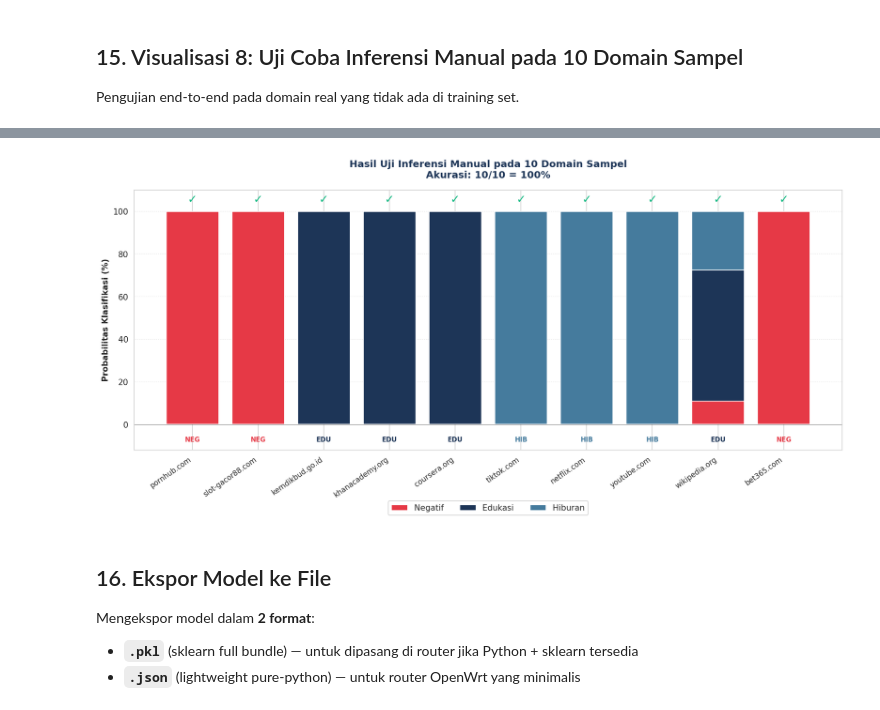
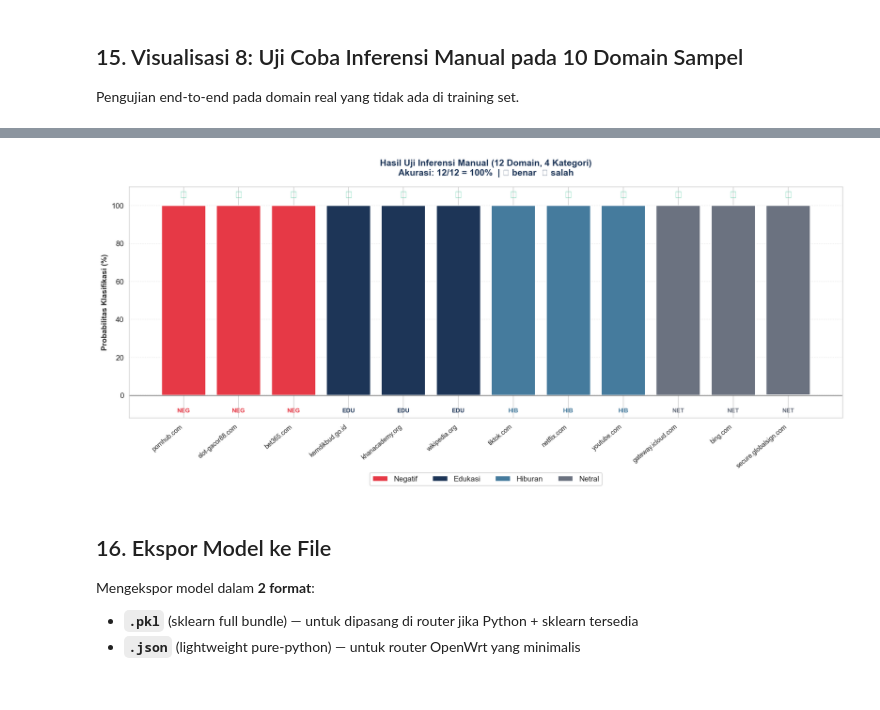
Before and after one commit to SofyanTauridOdeMadi/EdgeGuard, a Jupyter notebook: model_ai/AI_LATIH.ipynb, the cells around one changed output, grey strips where cells are left out. Saved outputs shown, nothing was run; the diff lists cells and outputs as text; code cells hidden in the pictures.

```diff
--- a/model_ai/AI_LATIH.ipynb
+++ b/model_ai/AI_LATIH.ipynb
@@ -507,7 +541,7 @@ plt.show()
 
 Kurva ROC mengevaluasi trade-off antara True Positive Rate dan False Positive Rate. AUC > 0.9 = excellent classifier.
 # %%
-y_test_bin = label_binarize(y_test, classes=[0, 1, 2])
+y_test_bin = label_binarize(y_test, classes=list(range(N_CLASSES)))
 n_classes = y_test_bin.shape[1]
 
 fpr, tpr, roc_auc = {}, {}, {}
@@ -520,17 +554,17 @@ roc_auc['micro'] = auc(fpr['micro'], tpr['micro'])
 fig, axes = plt.subplots(1, 2, figsize=(14, 5.5))
 
 # ROC
-for i, color in zip(range(n_classes), PALETTE_BLUE):
+for i, color in zip(range(n_classes), PALETTE_4):
     axes[0].plot(fpr[i], tpr[i], color=color, lw=2.5,
                  label=f'{LABELS[i].capitalize()} (AUC = {roc_auc[i]:.3f})')
-axes[0].plot(fpr['micro'], tpr['micro'], color=WARNA['negatif'],
+axes[0].plot(fpr['micro'], tpr['micro'], color='#374151',
              lw=2, linestyle=':', label=f'Micro-avg (AUC = {roc_auc["micro"]:.3f})')
 axes[0].plot([0, 1], [0, 1], color='#999', linestyle='--', lw=1.5,
              label='Klasifikator Acak (AUC = 0.50)')
 axes[0].set_xlim([-0.02, 1.02]); axes[0].set_ylim([-0.02, 1.05])
 axes[0].set_xlabel('False Positive Rate'); axes[0].set_ylabel('True Positive Rate')
-axes[0].set_title('Kurva ROC Multiclass', fontsize=11,
-                  color=WARNA['biru_tua'], pad=12)
+axes[0].set_title(f'Kurva ROC Multiclass ({n_classes} Kategori)',
+                  fontsize=11, color=WARNA['biru_tua'], pad=12)
 axes[0].legend(loc='lower right', frameon=True, fontsize=9)
 axes[0].grid(True, linestyle=':', alpha=0.5)
 
@@ -540,7 +574,7 @@ for i in range(n_classes):
     prec_curves[i], rec_curves[i], _ = precision_recall_curve(y_test_bin[:, i], y_prob[:, i])
     ap_scores[i] = average_precision_score(y_test_bin[:, i], y_prob[:, i])
 
-for i, color in zip(range(n_classes), PALETTE_BLUE):
+for i, color in zip(range(n_classes), PALETTE_4):
     axes[1].plot(rec_curves[i], prec_curves[i], color=color, lw=2.5,
                  label=f'{LABELS[i].capitalize()} (AP = {ap_scores[i]:.3f})')
 axes[1].set_xlim([-0.02, 1.02]); axes[1].set_ylim([-0.02, 1.05])
@@ -554,7 +588,7 @@ plt.tight_layout()
 plt.savefig(f'{HASIL_DIR}/04_roc_pr_curve.png', dpi=300, bbox_inches='tight')
 plt.show()
 
-print(f"\n🎯 ROC-AUC Summary:")
+print(f"\n🎯 ROC-AUC Summary ({n_classes} kelas):")
 for i in range(n_classes):
     print(f"   • {LABELS[i].capitalize():10s}: AUC = {roc_auc[i]:.3f}")
 print(f"   • Micro-avg : AUC = {roc_auc['micro']:.3f}")
@@ -631,7 +666,7 @@ plt.show()
 Menampilkan kata-kata yang paling kuat memengaruhi keputusan model untuk setiap kategori.
 # %%
 log_probs = clf.feature_log_prob_
-fig, axes = plt.subplots(1, 3, figsize=(16, 6))
+fig, axes = plt.subplots(1, N_CLASSES, figsize=(5 * N_CLASSES, 6))
 
 for i, ax in enumerate(axes):
     word_mask = np.array([f.startswith('[w]') for f in all_features])
@@ -643,9 +678,9 @@ for i, ax in enumerate(axes):
     top_scores = np.exp(word_log_prob[top_idx])
 
     sns.barplot(x=top_scores, y=top_features, ax=ax,
-                color=PALETTE_BLUE[i], edgecolor='white')
+                color=PALETTE_4[i], edgecolor='white')
     ax.set_title(f'Top-15 Kata Diskriminatif\nKategori: {LABELS[i].upper()}',
-                 fontsize=11, color=PALETTE_BLUE[i], pad=12)
+                 fontsize=11, color=PALETTE_4[i], pad=12)
     ax.set_xlabel('Bobot Probabilitas'); ax.set_ylabel('')
     ax.tick_params(axis='y', labelsize=9)
     ax.grid(True, axis='x', linestyle=':', alpha=0.4)
@@ -693,31 +728,39 @@ plt.show()
 Pengujian end-to-end pada domain real yang tidak ada di training set.
 # %%
 test_cases = [
-    ('pornhub.com',       'situs konten dewasa berbahaya',         'HIGH',   'negatif'),
-    ('slot-gacor88.com',  'judi slot online ilegal',                'HIGH',   'negatif'),
-    ('kemdikbud.go.id',   'kementerian pendidikan indonesia',       'MEDIUM', 'edukasi'),
-    ('khanacademy.org',   'platform belajar matematika gratis',     'HIGH',   'edukasi'),
-    ('coursera.org',      'kursus online universitas terkemuka',    'MEDIUM', 'edukasi'),
-    ('tiktok.com',        'aplikasi video pendek viral',            'HIGH',   'hiburan'),
-    ('netflix.com',       'platform streaming film dan series',     'HIGH',   'hiburan'),
-    ('youtube.com',       'platform video streaming global',        'HIGH',   'hiburan'),
-    ('wikipedia.org',     'ensiklopedia bebas multibahasa',         'HIGH',   'edukasi'),
-    ('bet365.com',        'taruhan bola online ilegal',             'HIGH',   'negatif'),
+    # negatif
+    ('pornhub.com',           'situs konten dewasa berbahaya',              'HIGH',   'negatif'),
+    ('slot-gacor88.com',      'judi slot online ilegal',                    'HIGH',   'negatif'),
+    ('bet365.com',            'taruhan bola online ilegal',                  'HIGH',   'negatif'),
+    # edukasi
+    ('kemdikbud.go.id',       'kementerian pendidikan indonesia',            'MEDIUM', 'edukasi'),
+    ('khanacademy.org',       'platform belajar matematika gratis',          'HIGH',   'edukasi'),
+    ('wikipedia.org',         'ensiklopedia bebas multibahasa',              'HIGH',   'edukasi'),
+    # hiburan
+    ('tiktok.com',            'aplikasi video pendek viral',                 'HIGH',   'hiburan'),
+    ('netflix.com',           'platform streaming film dan series',          'HIGH',   'hiburan'),
+    ('youtube.com',           'platform video streaming global',             'HIGH',   'hiburan'),
+    # netral (domain infra — sebelumnya false positive sebagai negatif)
+    ('gateway.icloud.com',    'gateway layanan cloud infrastruktur apple',   'LOW',    'netral'),
+    ('bing.com',              'mesin pencari microsoft bing',                'MEDIUM', 'netral'),
+    ('secure.globalsign.com', 'layanan sertifikat ssl terpercaya globalsign','LOW',    'netral'),
 ]
 
 test_results = []
 for sni, desk, traf, ekspek in test_cases:
     row = {'SNI': sni, 'DESK_SITUS': desk, 'TRAFIK': traf}
     fitur = build_features(row)
-    # Hapus augmentasi keyword saat uji (test fairness)
     fitur_clean = re.sub(r'\skw_\w+', '', fitur)
     v = vectorizer.transform([fitur_clean])
     pred_idx = clf.predict(v)[0]
     prob = clf.predict_proba(v)[0]
+    # pad proba to N_CLASSES if needed
+    prob_full = np.zeros(N_CLASSES)
+    prob_full[:len(prob)] = prob
     test_results.append({
         'Domain': sni, 'Ekspektasi': ekspek,
-        'Prediksi': LABELS[pred_idx], 'Confidence': prob[pred_idx]*100,
-        'P_Negatif': prob[0]*100, 'P_Edukasi': prob[1]*100, 'P_Hiburan': prob[2]*100,
+        'Prediksi': LABELS[pred_idx], 'Confidence': prob_full[pred_idx]*100,
+        **{f'P_{LABELS[i].capitalize()}': prob_full[i]*100 for i in range(N_CLASSES)},
         'Benar': LABELS[pred_idx] == ekspek
     })
 
@@ -726,31 +769,36 @@ akurasi_manual = test_df['Benar'].mean() * 100
 print(f"📋 Hasil Uji Inferensi Manual: {test_df['Benar'].sum()}/{len(test_df)} = {akurasi_manual:.1f}%")
 display(test_df[['Domain','Ekspektasi','Prediksi','Confidence','Benar']])
 
-# Visualisasi stacked bar
-fig, ax = plt.subplots(figsize=(13, 6.5))
+# Visualisasi stacked bar (4 warna: negatif / edukasi / hiburan / netral)
+fig, ax = plt.subplots(figsize=(14, 6.5))
 x_pos = np.arange(len(test_df))
 
-ax.bar(x_pos, test_df['P_Negatif'], color=WARNA['negatif'],
-       label='Negatif', edgecolor='white', linewidth=1)
-ax.bar(x_pos, test_df['P_Edukasi'], bottom=test_df['P_Negatif'],
-       color=WARNA['edukasi'], label='Edukasi', edgecolor='white', linewidth=1)
-ax.bar(x_pos, test_df['P_Hiburan'],
-       bottom=test_df['P_Negatif'] + test_df['P_Edukasi'],
-       color=WARNA['hiburan'], label='Hiburan', edgecolor='white', linewidth=1)
+# Stack 4 lapisan
+p_cols = [f'P_{LABELS[i].capitalize()}' for i in range(N_CLASSES)]
+bottoms = np.zeros(len(test_df))
+for i in range(N_CLASSES):
+    ax.bar(x_pos, test_df[p_cols[i]], bottom=bottoms,
+           color=PALETTE_4[i], label=LABELS[i].capitalize(),
+           edgecolor='white', linewidth=1)
+    bottoms += test_df[p_cols[i]].values
 
 for i, row in test_df.iterrows():
     mark = '✓' if row['Benar'] else '✗'
     color_m = '#10B981' if row['Benar'] else '#EF4444'
     ax.text(i, 104, mark, ha='center', fontsize=14, fontweight='bold', color=color_m)
-    ax.text(i, -8, row['Prediksi'][:3].upper(), ha='center', fontsize=8,
-            fontweight='bold', color=WARNA[row['Prediksi']])
+    ax.text(i, -9, row['Prediksi'][:3].upper(), ha='center', fontsize=8,
+            fontweight='bold', color=WARNA.get(row['Prediksi'], '#6B7280'))
 
 ax.set_xticks(x_pos)
-ax.set_xticklabels(test_df['Domain'], rotation=35, ha='right', fontsize=9)
+ax.set_xticklabels(test_df['Domain'], rotation=40, ha='right', fontsize=8.5)
 ax.set_ylabel('Probabilitas Klasifikasi (%)')
-ax.set_title(f'Hasil Uji Inferensi Manual pada 10 Domain Sampel\nAkurasi: {test_df["Benar"].sum()}/{len(test_df)} = {akurasi_manual:.0f}%',
-             fontsize=12, color=WARNA['biru_tua'], pad=15)
-ax.legend(loc='upper center', bbox_to_anchor=(0.5, -0.18), ncol=3, frameon=True, fontsize=10)
+ax.set_title(
+    f'Hasil Uji Inferensi Manual ({len(test_df)} Domain, {N_CLASSES} Kategori)\n'
+    f'Akurasi: {test_df["Benar"].sum()}/{len(test_df)} = {akurasi_manual:.0f}%  '
+    f'| ✓ benar  ✗ salah',
+    fontsize=12, color=WARNA['biru_tua'], pad=15)
+ax.legend(loc='upper center', bbox_to_anchor=(0.5, -0.22), ncol=N_CLASSES,
+          frameon=True, fontsize=10)
 ax.set_ylim(-12, 110)
 ax.grid(axis='y', linestyle=':', alpha=0.5)
 ax.axhline(0, color='black', linewidth=0.5)
@@ -774,4 +824,4 @@ plt.show()
-[figure, old version]
+[figure, new version]
 # %% [markdown]
 ## 16. Ekspor Model ke File
 
```
Also changed, not shown: parts of 21 cells of this notebook, 27 other files.
